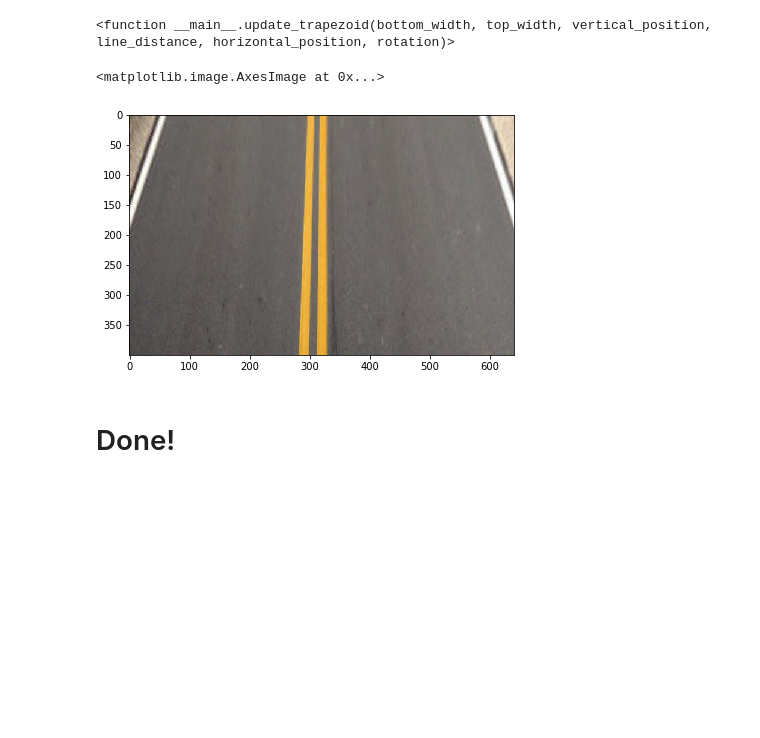
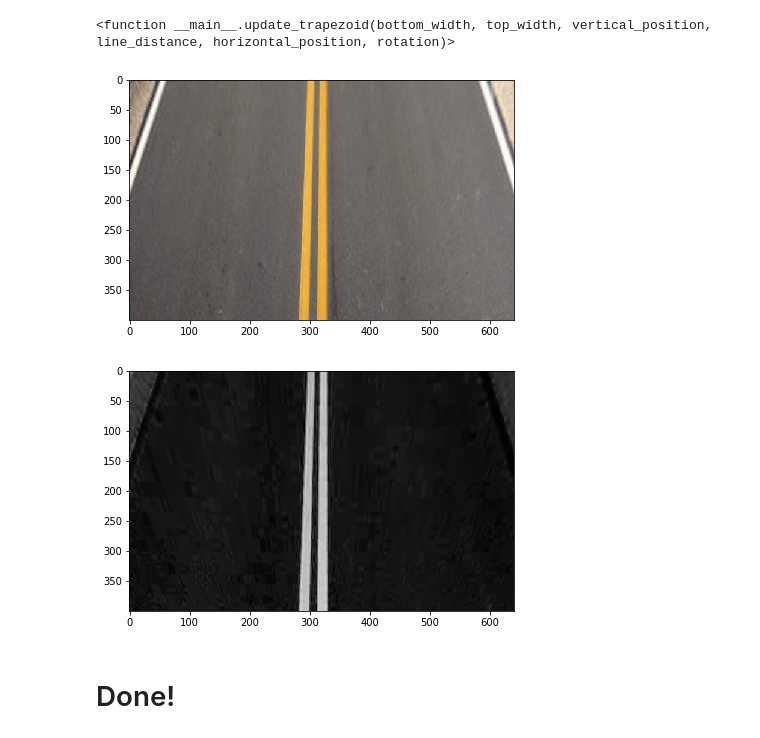
Before and after one commit to Ali-Hossam/Video-Lane-Detection, a Jupyter notebook: Notebooks/Precpective_Transform.ipynb, the cells around one changed output. Drawn from its saved outputs; the diff is of its cells as text; code cells hidden in the pictures; blank space fills up the shorter version.

Commit message:
updated prespective transformation

```diff
--- a/Notebooks/Precpective_Transform.ipynb
+++ b/Notebooks/Precpective_Transform.ipynb
@@ -101,11 +102,18 @@ def perspective_transformation(img, pts_source):
         transformed_img = cv2.warpPerspective(img, matrix, (W, H))
         return transformed_img, matrix
 # %%
-transformed_img, matrix = perspective_transformation(fig, np.array([p1, p2, p3, p4], dtype=np.float32).reshape(4, 2))
+pts_source = np.array([p1, p2, p3, p4], dtype=np.float32).reshape(4, 2)
+transformed_img, matrix = perspective_transformation(fig, pts_source)
 # %%
 io.imshow(transformed_img)
+plt.show()
 # %% [output]
-<matplotlib.image.AxesImage at 0x...>
 [figure]
+# %%
+transformed_img_hsv = rgb2hsv(transformed_img)
+io.imshow(transformed_img_hsv[:, :, 1])
+plt.show()
+# %% [output]
+[figure, added]
 # %% [markdown]
 # Done!
```
Also changed, not shown: parts of 1 cell of this notebook.
